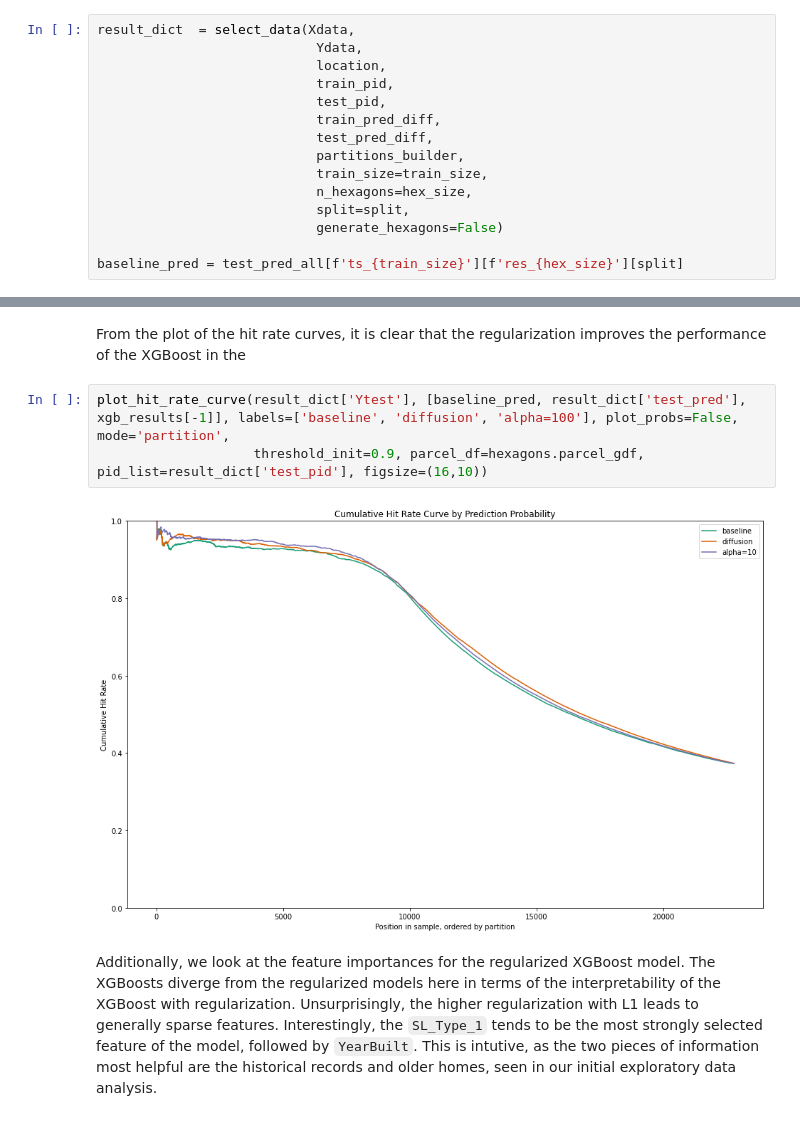
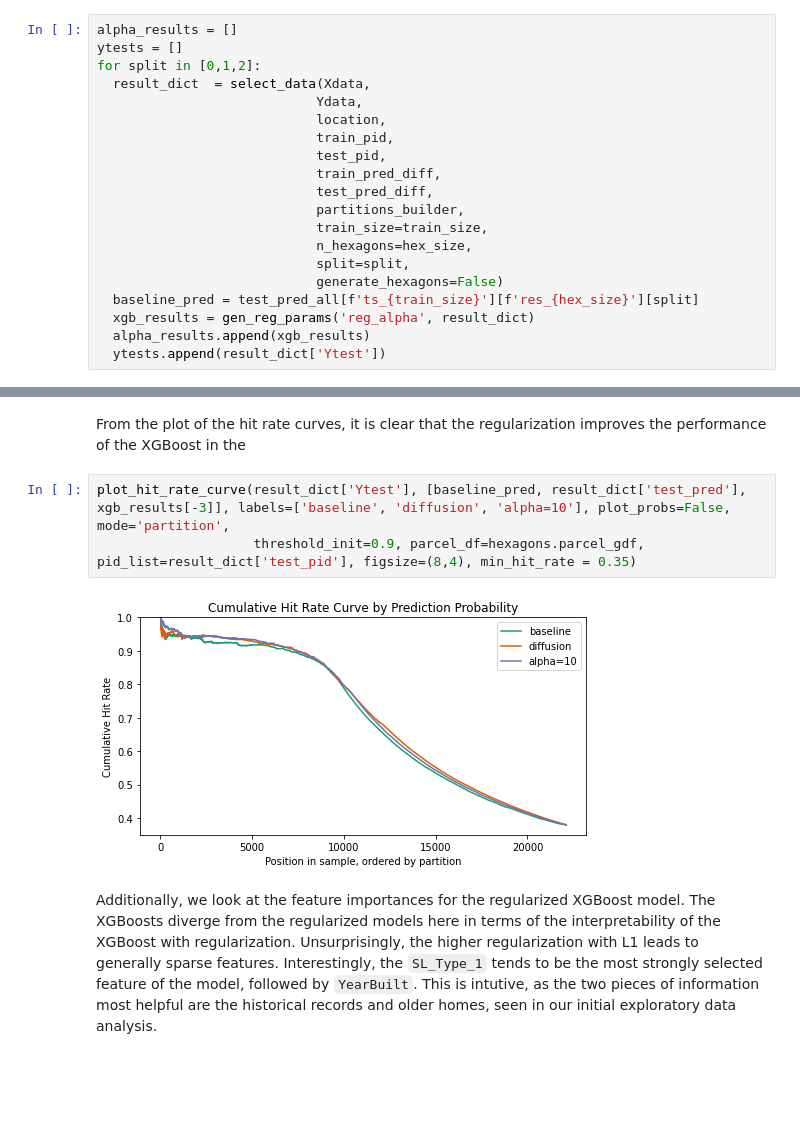
Before and after one commit to mcembalest/teamBlueConduit, a Jupyter notebook: notebooks/Explore_Diffusion_Results.ipynb, the cells around one changed output, grey strips where cells are left out. Saved outputs shown, nothing was run; the diff lists cells and outputs as text; blank space fills up the shorter version.

Commit message:
add latest version of diffusion result exploration

```diff
--- a/notebooks/Explore_Diffusion_Results.ipynb
+++ b/notebooks/Explore_Diffusion_Results.ipynb
@@ -605,5 +632,8 @@ hexagons = partitions_builder.Partition(partition_type='hexagon', num_cells_acro
 # %%
-result_dict  = select_data(Xdata,
+alpha_results = []
+ytests = []
+for split in [0,1,2]:
+  result_dict  = select_data(Xdata,
                             Ydata,
                             location,
                             train_pid,
@@ -615,5 +645,7 @@ result_dict  = select_data(Xdata,
                             n_hexagons=hex_size,
                             split=split,
                             generate_hexagons=False)
-
-baseline_pred = test_pred_all[f'ts_{train_size}'][f'res_{hex_size}'][split]
+  baseline_pred = test_pred_all[f'ts_{train_size}'][f'res_{hex_size}'][split]
+  xgb_results = gen_reg_params('reg_alpha', result_dict)
+  alpha_results.append(xgb_results)
+  ytests.append(result_dict['Ytest'])
@@ -645,10 +668,10 @@ plot_hit_rate_curve(result_dict['Ytest'], [baseline_pred, result_dict['test_pred
 # %% [markdown]
 From the plot of the hit rate curves, it is clear that the regularization improves the performance of the XGBoost in the
 # %%
-plot_hit_rate_curve(result_dict['Ytest'], [baseline_pred, result_dict['test_pred'], xgb_results[-1]], labels=['baseline', 'diffusion', 'alpha=100'], plot_probs=False, mode='partition',
-                    threshold_init=0.9, parcel_df=hexagons.parcel_gdf, pid_list=result_dict['test_pid'], figsize=(16,10))
+plot_hit_rate_curve(result_dict['Ytest'], [baseline_pred, result_dict['test_pred'], xgb_results[-3]], labels=['baseline', 'diffusion', 'alpha=10'], plot_probs=False, mode='partition',
+                    threshold_init=0.9, parcel_df=hexagons.parcel_gdf, pid_list=result_dict['test_pid'], figsize=(8,4), min_hit_rate = 0.35)
 # %% [output]
-[figure, old version]
+[figure, new version]
 # %% [markdown]
 Additionally, we look at the feature importances for the regularized XGBoost model. The XGBoosts diverge from the regularized models here in terms of the interpretability of the XGBoost with regularization. Unsurprisingly, the higher regularization with L1 leads to generally sparse features. Interestingly, the `SL_Type_1` tends to be the most strongly selected feature of the model, followed by `YearBuilt`. This is intutive, as the two pieces of information most helpful are the historical records and older homes, seen in our initial exploratory data analysis.
 # %%
```
Also changed, not shown: parts of 19 cells of this notebook.
